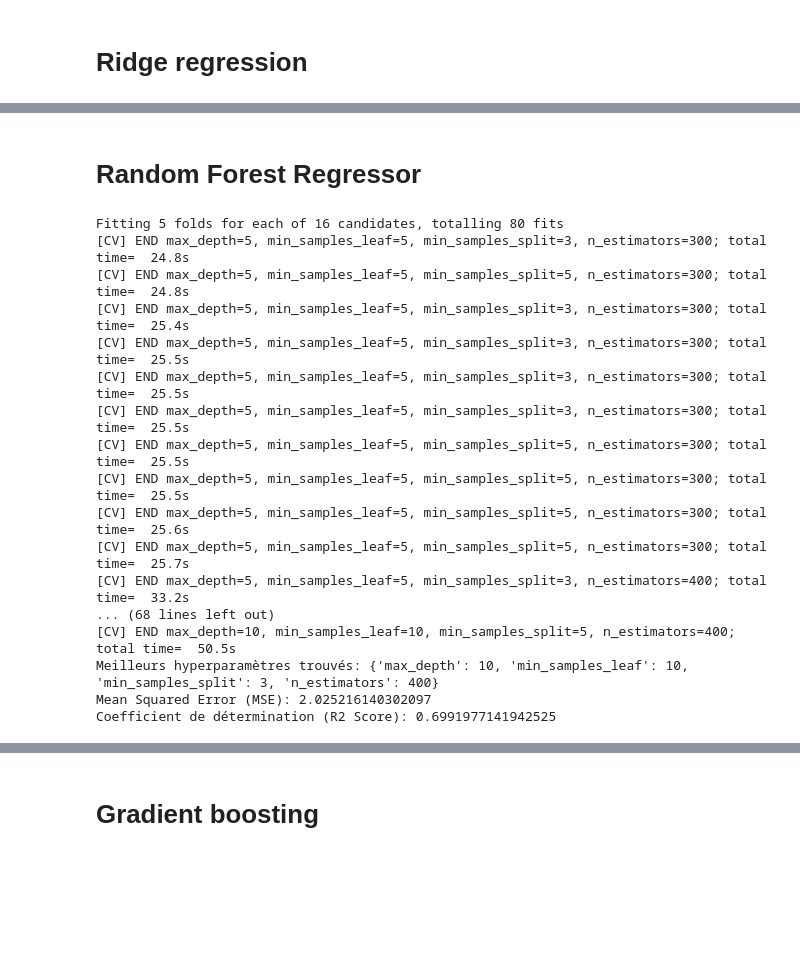
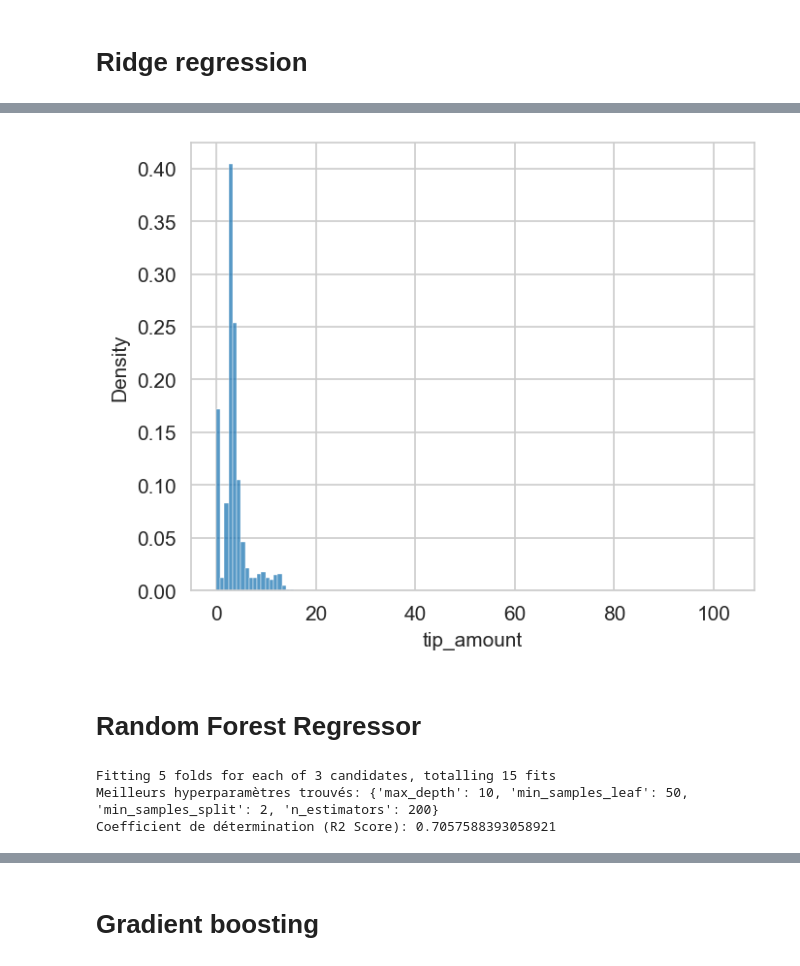
Before and after one commit to raphbrd/M2-data-challenge, a Jupyter notebook: REG_02_models_taxi_data.ipynb, the cells around one changed output, grey strips where cells are left out. Drawn from its saved outputs; the diff is of its cells as text; code cells hidden in the pictures; blank space fills up the shorter version.

```diff
--- a/REG_02_models_taxi_data.ipynb
+++ b/REG_02_models_taxi_data.ipynb
@@ -132,0 +184,9 @@ plt.show()
+# %%
+predictions = model_ridge_CV.predict(X_sub)
+
+df_pred = pd.DataFrame(predictions, columns=["tip_amount"]).reset_index().rename(columns={"index": "row_ID"})
+display(df_pred.head(15))
+print(sum(df_pred["tip_amount"] < 0))
+df_pred.loc[df_pred.tip_amount < 0, "tip_amount"] = 0
+#df_pred.to_parquet("submission/nyc-taxis-tips/regression_sub_1bis.parquet", index=False)
+df_pred.to_parquet("submission/nyc-taxis-tips/Ridge_sub_1_corrected.parquet", index=False)
@@ -133,14 +211,17 @@ plt.show()
+# %%
+plt.figure(figsize=(5, 4), dpi=150)
+sns.histplot(df_pred, x="tip_amount", bins=125, stat="density")
+plt.gcf().savefig("figures/ridge_predictions.pdf", dpi=300)
+# %% [output]
+[figure, added]
 # %% [markdown]
 # Random Forest Regressor
 # %%
-#  modèle Random Forest
-from sklearn.ensemble import RandomForestRegressor
-from sklearn.model_selection import GridSearchCV
 param_grid = {
-    'n_estimators': [300, 400],
-    'max_depth': [5,10 ],
-    'min_samples_split': [3, 5],
-    'min_samples_leaf': [5, 10],
+    'n_estimators': [200], # [100, 200, 300],
+    'max_depth': [10], # [5, 10, 15],
+    'min_samples_split': [2], # [2, 3, 5],
+    'min_samples_leaf': [40, 50, 60], # [50, 75, 100], # previously tested [30, 40, 50] which lead to 50 as best one
 }
 
 # Modèle RandomForest
@@ -154,37 +235,15 @@ rf_grid = GridSearchCV(estimator=rf_model,
                        n_jobs=-1)  # Utiliser tous les cœurs disponibles
 
 # Entraîner le modèle avecGridSearchCV sur les données normalisées
-rf_grid.fit(X_train_normed, y_train)
+rf_grid.fit(pd.concat([X_train_normed, X_test_normed], axis=0), pd.concat([y_train, y_test], axis=0))
 
 # Meilleurs hyperparamètres trouvés
 best_params = rf_grid.best_params_
 
-# Prédictions avec le modèle optimisé
-y_pred = rf_grid.best_estimator_.predict(X_test_normed)
-
-# Calcul du Mean Squared Error (MSE) et du R2 Score
-mse = root_mean_squared_error(y_test, y_pred)
-r2 = r2_score(y_test, y_pred)
-
 # Affichage des résultats
 print("Meilleurs hyperparamètres trouvés:", best_params)
-print("Mean Squared Error (MSE):", mse)
-print("Coefficient de détermination (R2 Score):", r2)
+print("Coefficient de détermination (R2 Score):", rf_grid.best_score_)
 # %% [output]
-Fitting 5 folds for each of 16 candidates, totalling 80 fits
-[CV] END max_depth=5, min_samples_leaf=5, min_samples_split=3, n_estimators=300; total time=  24.8s
-[CV] END max_depth=5, min_samples_leaf=5, min_samples_split=5, n_estimators=300; total time=  24.8s
-[CV] END max_depth=5, min_samples_leaf=5, min_samples_split=3, n_estimators=300; total time=  25.4s
-[CV] END max_depth=5, min_samples_leaf=5, min_samples_split=3, n_estimators=300; total time=  25.5s
-[CV] END max_depth=5, min_samples_leaf=5, min_samples_split=3, n_estimators=300; total time=  25.5s
-[CV] END max_depth=5, min_samples_leaf=5, min_samples_split=3, n_estimators=300; total time=  25.5s
-[CV] END max_depth=5, min_samples_leaf=5, min_samples_split=5, n_estimators=300; total time=  25.5s
-[CV] END max_depth=5, min_samples_leaf=5, min_samples_split=5, n_estimators=300; total time=  25.5s
-[CV] END max_depth=5, min_samples_leaf=5, min_samples_split=5, n_estimators=300; total time=  25.6s
-[CV] END max_depth=5, min_samples_leaf=5, min_samples_split=5, n_estimators=300; total time=  25.7s
-[CV] END max_depth=5, min_samples_leaf=5, min_samples_split=3, n_estimators=400; total time=  33.2s
-... (68 lines left out)
-[CV] END max_depth=10, min_samples_leaf=10, min_samples_split=5, n_estimators=400; total time=  50.5s
-Meilleurs hyperparamètres trouvés: {'max_depth': 10, 'min_samples_leaf': 10, 'min_samples_split': 3, 'n_estimators': 400}
-Mean Squared Error (MSE): 2.025216140302097
-Coefficient de détermination (R2 Score): 0.6991977141942525
+Fitting 5 folds for each of 3 candidates, totalling 15 fits
+Meilleurs hyperparamètres trouvés: {'max_depth': 10, 'min_samples_leaf': 50, 'min_samples_split': 2, 'n_estimators': 200}
+Coefficient de détermination (R2 Score): 0.7057588393058921
```
Also changed, not shown: parts of 31 cells of this notebook, 15 other files.
